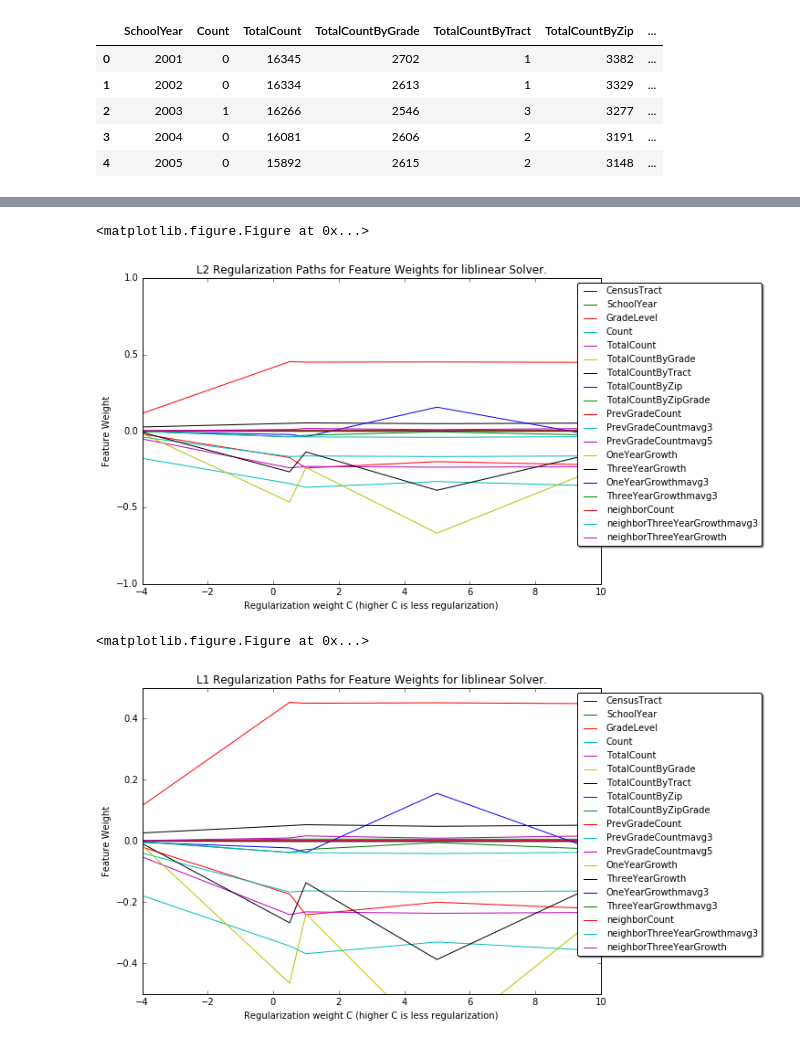
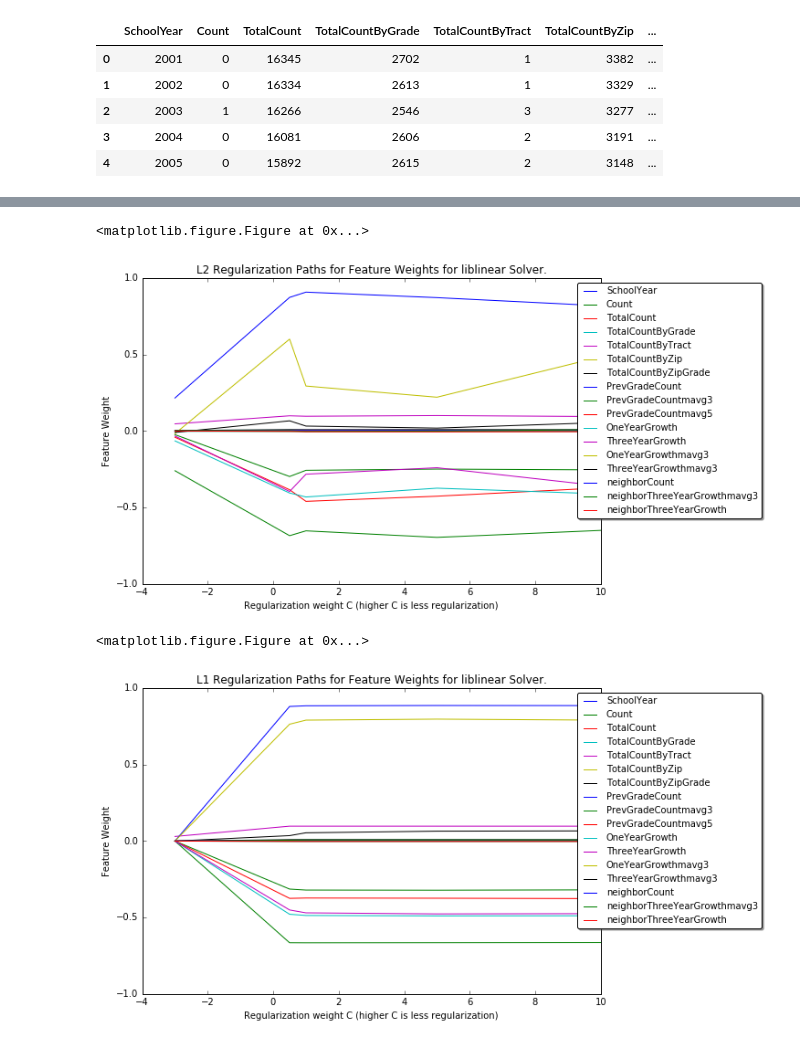
Before and after one commit to osuhomebase/NYUDataScience1001-edTech, a Jupyter notebook: Logistic_Regression.ipynb, the cells around one changed output, grey strips where cells are left out. Saved outputs shown, nothing was run; the diff lists cells and outputs as text; code cells hidden in the pictures.

```diff
--- a/Logistic_Regression.ipynb
+++ b/Logistic_Regression.ipynb
@@ -26,6 +26,7 @@ import pandas as pd
 df = pd.read_csv('cleantable-mb.csv')
 df = df[df.SchoolYear<2010]
 df = df.drop(['CensusTract','GradeLevel','Target','Y2','LongTract','Zip','NextYearCount','TotalCountByTractGrade'],axis=1) #exclude some columns
+df = df[df.Count<10]
 test_df = df[df.SchoolYear>2007] #Test set 2008, 2009
 train_df = df[df.SchoolYear<=2007] # Training set from 2001 to 2007
 df.head()
@@ -102,7 +103,8 @@ for s in solver:
         tprs.append(tpr)
         fprs.append(fpr)
 
-        roc_labels.append(s + " - L2 - " + str(c) + ": %.3f" % metrics.roc_auc_score(logreg.predict(test_df_x),  test_df_y))
+        roc_auc_svm = metrics.auc(fpr, tpr)
+        roc_labels.append(s + " - L2 - " + str(c) + ": %.3f" % roc_auc_svm)
 
         if c in aucs:
             aucs[c].append(roc_auc_lr)
@@ -115,7 +117,8 @@ for c in c_s:
     fpr, tpr, thresholds = metrics.roc_curve(test_df_y, logreg.predict_proba(test_df_x)[:,1])
     tprs.append(tpr)
     fprs.append(fpr)
-    roc_labels.append("liblinear - L1 -" + str(c) + ": %.3f" % metrics.roc_auc_score(logreg.predict(test_df_x),  test_df_y))
+    roc_auc_svm = metrics.auc(fpr, tpr)
+    roc_labels.append("liblinear - L1 -" + str(c) + ": %.3f" % roc_auc_svm)
 
     if c in aucs:
         aucs[c].append(roc_auc_lr)
@@ -175,27 +178,27 @@ plt.ylabel('Feature Weight')
 plt.show()
 # %% [output]
 <matplotlib.figure.Figure at 0x...>
-[figure, old version]
+[figure, new version]
 # %%
 plt.clf()
 fig = plt.figure()
 ax = plt.subplot(111)
 
 for f in feats:
-    plt.plot(Rpath1.index.values, Rpath2[[f]], label=f)
+    plt.plot(Rpath1.index.values, Rpath1[[f]], label=f)
 
 plt.xlim([-4, 10])
-plt.ylim([-0.5, 0.5])
+plt.ylim([-1, 1])
 box = ax.get_position()
 ax.set_position([box.x0, box.y0, box.width*1.5, box.height * 1.5])
 
     # Put a legend below current axis
 ax.legend(loc='upper center', bbox_to_anchor=(1.15, 1), fancybox=True, shadow=True, ncol=1, prop={'size':10})
 
 plt.title('L1 Regularization Paths for Feature Weights for liblinear Solver.')
 plt.xlabel('Regularization weight C (higher C is less regularization)')
 plt.ylabel('Feature Weight')
 plt.show()
 # %% [output]
 <matplotlib.figure.Figure at 0x...>
-[figure, old version]
+[figure, new version]
```
Also changed, not shown: parts of 4 cells of this notebook, 2 other files.
